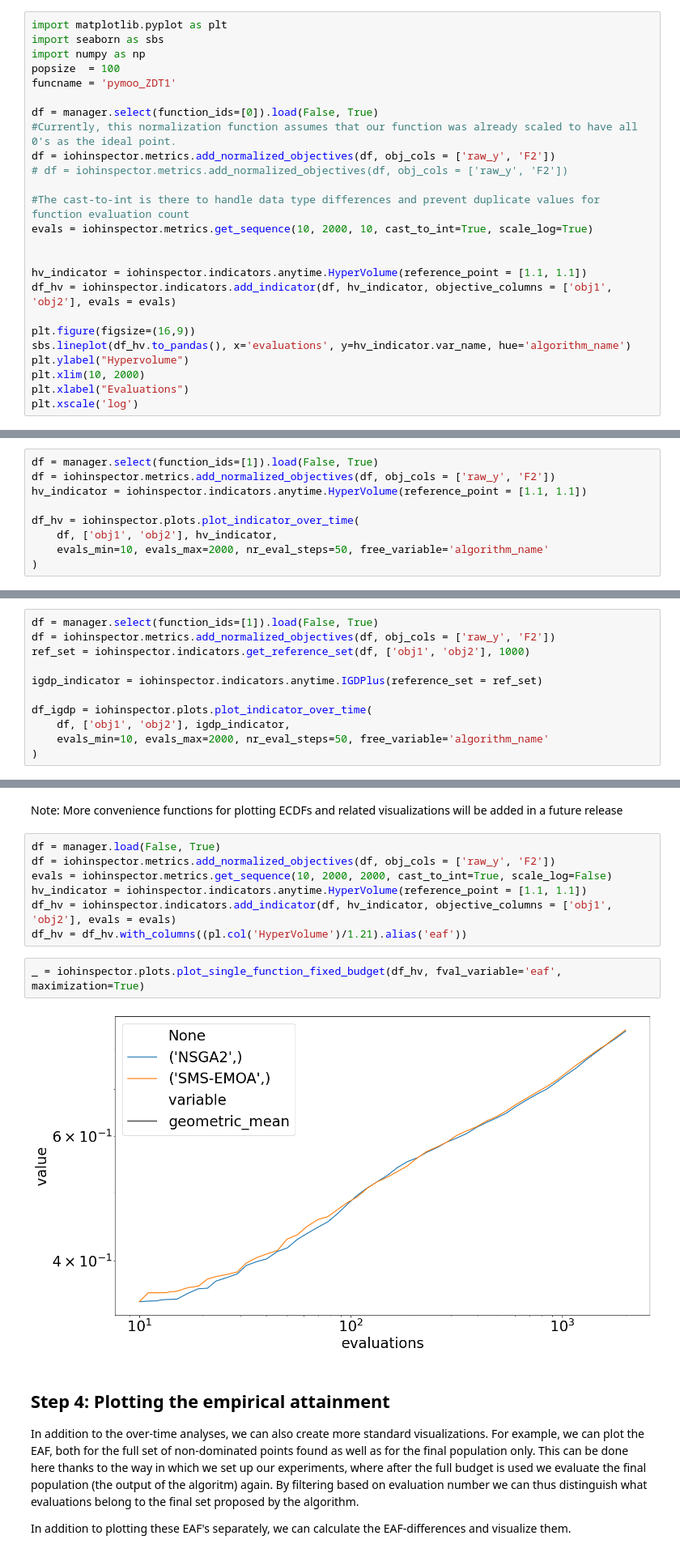
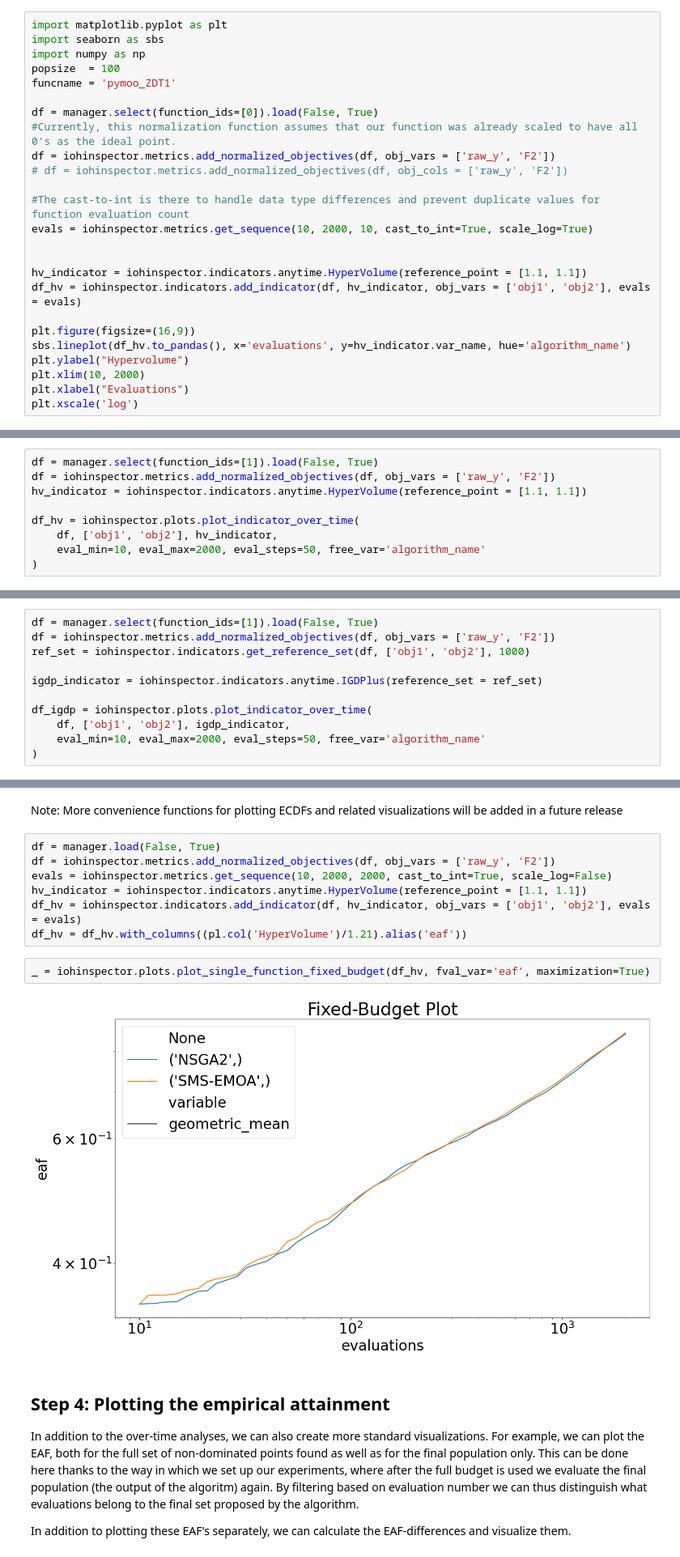
Before and after one commit to IOHprofiler/IOHinspector, a Jupyter notebook: examples/MO_Examples.ipynb, the cells around one changed output, grey strips where cells are left out. Shown at 81% size. Drawn from its saved outputs; the diff is of its cells as text.

```diff
--- a/examples/MO_Examples.ipynb
+++ b/examples/MO_Examples.ipynb
@@ -130,7 +130,7 @@ funcname = 'pymoo_ZDT1'
 
 df = manager.select(function_ids=[0]).load(False, True)
 #Currently, this normalization function assumes that our function was already scaled to have all 0's as the ideal point.
-df = iohinspector.metrics.add_normalized_objectives(df, obj_cols = ['raw_y', 'F2'])
+df = iohinspector.metrics.add_normalized_objectives(df, obj_vars = ['raw_y', 'F2'])
 # df = iohinspector.metrics.add_normalized_objectives(df, obj_cols = ['raw_y', 'F2'])
 
 #The cast-to-int is there to handle data type differences and prevent duplicate values for function evaluation count
@@ -138,7 +138,7 @@ evals = iohinspector.metrics.get_sequence(10, 2000, 10, cast_to_int=True, scale_
 
 
 hv_indicator = iohinspector.indicators.anytime.HyperVolume(reference_point = [1.1, 1.1])
-df_hv = iohinspector.indicators.add_indicator(df, hv_indicator, objective_columns = ['obj1', 'obj2'], evals = evals)
+df_hv = iohinspector.indicators.add_indicator(df, hv_indicator, obj_vars = ['obj1', 'obj2'], evals = evals)
 
 plt.figure(figsize=(16,9))
 sbs.lineplot(df_hv.to_pandas(), x='evaluations', y=hv_indicator.var_name, hue='algorithm_name')
@@ -152,11 +152,11 @@ plt.xscale('log')
 As seen in the cell above, when plotting, we convert the polars dataframe to pandas, and use seaborn as our plotting interface. Note that specific helper functions for plotting are also available, to further simplify creating standard plots, which handle this internally. An example of this is shown in the cell below. Note that for further customizability, this function returns the exact data used for plotting as a pandas dataframe.
 # %%
 df = manager.select(function_ids=[1]).load(False, True)
-df = iohinspector.metrics.add_normalized_objectives(df, obj_cols = ['raw_y', 'F2'])
+df = iohinspector.metrics.add_normalized_objectives(df, obj_vars = ['raw_y', 'F2'])
 hv_indicator = iohinspector.indicators.anytime.HyperVolume(reference_point = [1.1, 1.1])
 
 df_hv = iohinspector.plots.plot_indicator_over_time(
     df, ['obj1', 'obj2'], hv_indicator,
-    evals_min=10, evals_max=2000, nr_eval_steps=50, free_variable='algorithm_name'
+    eval_min=10, eval_max=2000, eval_steps=50, free_var='algorithm_name'
 )
 # %% [output]
@@ -167,13 +167,13 @@ df_hv = iohinspector.plots.plot_indicator_over_time(
 Similar to hypervolume, we can calculate IGD+ at a subsampled set of runtime values. However, IGD+ requires a reference set instead of a single point. While for the functions we use from pymoo, some reference sets are provided, this might not generally be the case for any problem. As such, we sometimes need to estimate the reference set from the existing performance data. This leads to an important tradeoff: to get the most accurate reference set, we need to filter the final non-dominated points from all runs on the chosen problem, which can become quite a large set. Subsequent usage of this large reference set for IGD+ calculation can become very CPU-intensive. Because of this, we provide the option to subsample the non-dominated points down to a small subset.
 # %%
 df = manager.select(function_ids=[1]).load(False, True)
-df = iohinspector.metrics.add_normalized_objectives(df, obj_cols = ['raw_y', 'F2'])
+df = iohinspector.metrics.add_normalized_objectives(df, obj_vars = ['raw_y', 'F2'])
 ref_set = iohinspector.indicators.get_reference_set(df, ['obj1', 'obj2'], 1000)
 
 igdp_indicator = iohinspector.indicators.anytime.IGDPlus(reference_set = ref_set)
 
 df_igdp = iohinspector.plots.plot_indicator_over_time(
     df, ['obj1', 'obj2'], igdp_indicator,
-    evals_min=10, evals_max=2000, nr_eval_steps=50, free_variable='algorithm_name'
+    eval_min=10, eval_max=2000, eval_steps=50, free_var='algorithm_name'
 )
 # %% [output]
@@ -186,15 +186,15 @@ After calculating the indicator values, for example hypervolume, we can also agg
 Note: More convenience functions for plotting ECDFs and related visualizations will be added in a future release
 # %%
 df = manager.load(False, True)
-df = iohinspector.metrics.add_normalized_objectives(df, obj_cols = ['raw_y', 'F2'])
+df = iohinspector.metrics.add_normalized_objectives(df, obj_vars = ['raw_y', 'F2'])
 evals = iohinspector.metrics.get_sequence(10, 2000, 2000, cast_to_int=True, scale_log=False)
 hv_indicator = iohinspector.indicators.anytime.HyperVolume(reference_point = [1.1, 1.1])
-df_hv = iohinspector.indicators.add_indicator(df, hv_indicator, objective_columns = ['obj1', 'obj2'], evals = evals)
+df_hv = iohinspector.indicators.add_indicator(df, hv_indicator, obj_vars = ['obj1', 'obj2'], evals = evals)
 df_hv = df_hv.with_columns((pl.col('HyperVolume')/1.21).alias('eaf'))
 # %%
-_ = iohinspector.plots.plot_single_function_fixed_budget(df_hv, fval_variable='eaf', maximization=True)
+_ = iohinspector.plots.plot_single_function_fixed_budget(df_hv, fval_var='eaf', maximization=True)
 # %% [output]
-[figure, old version]
+[figure, new version]
 # %% [markdown]
 ## Step 4: Plotting the empirical attainment
 
```
Also changed, not shown: parts of 4 cells of this notebook, 47 other files.
